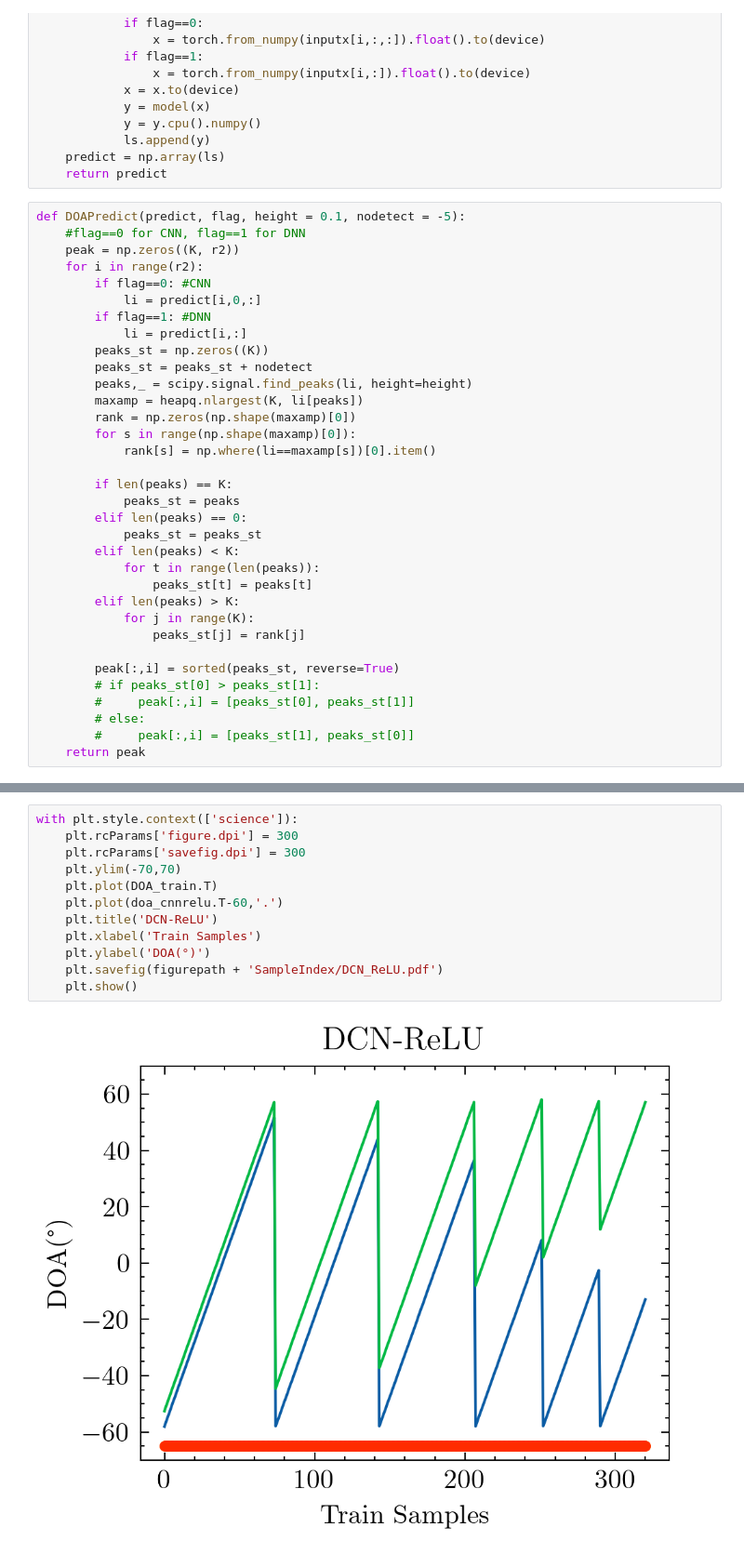
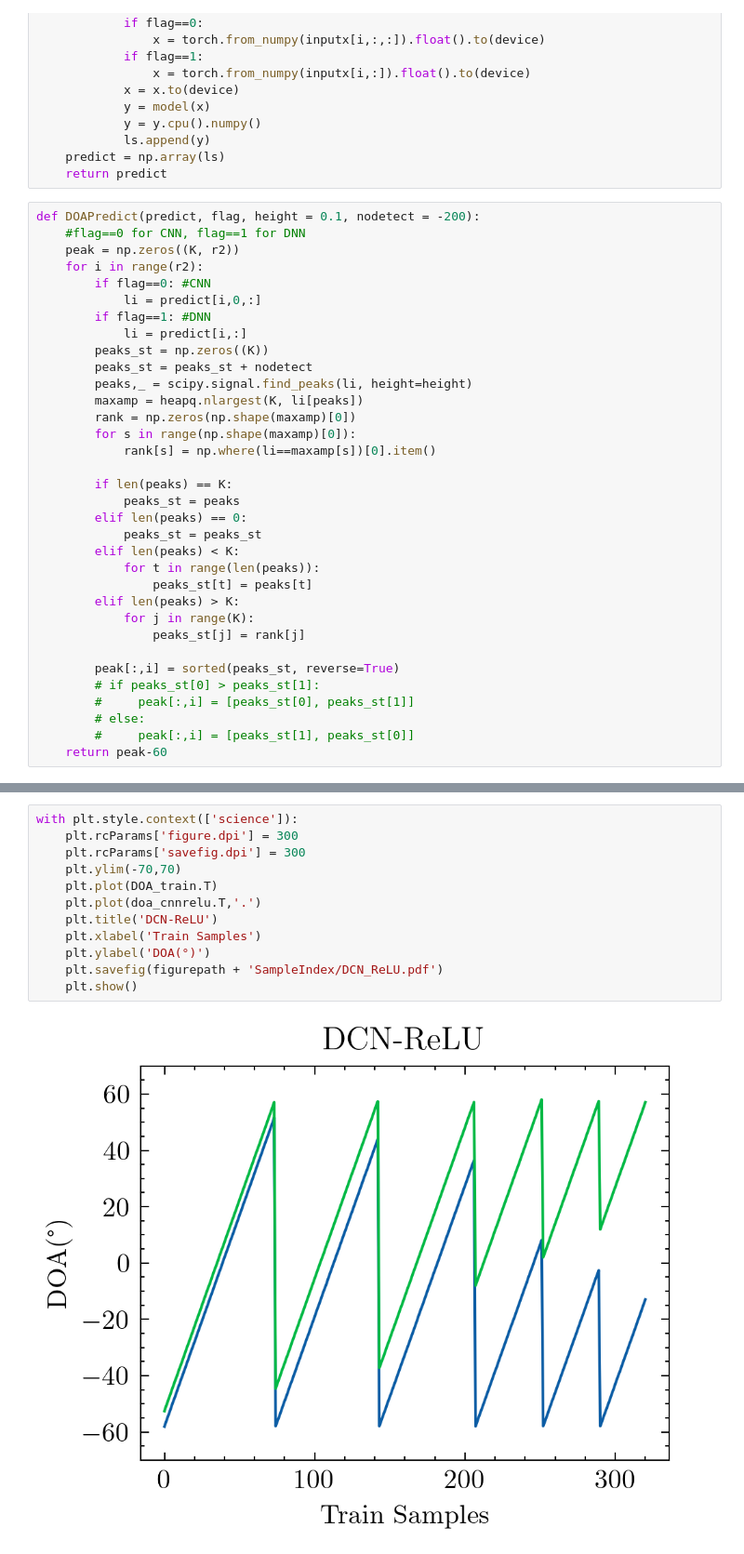
Before and after one commit to McLinWxl/CodesReproduction, a Jupyter notebook: DCN-DOA/ReproducedCodes/SampleIndex.ipynb, the cells around one changed output, grey strips where cells are left out. Shown at 93% size. Drawn from its saved outputs; the diff is of its cells as text.

```diff
--- a/DCN-DOA/ReproducedCodes/SampleIndex.ipynb
+++ b/DCN-DOA/ReproducedCodes/SampleIndex.ipynb
@@ -175,7 +175,7 @@ def Test(model, inputx, flag):
     predict = np.array(ls)
     return predict
 # %%
-def DOAPredict(predict, flag, height = 0.1, nodetect = -5):
+def DOAPredict(predict, flag, height = 0.1, nodetect = -200):
     #flag==0 for CNN, flag==1 for DNN
     peak = np.zeros((K, r2))
     for i in range(r2):
@@ -207,7 +207,7 @@ def DOAPredict(predict, flag, height = 0.1, nodetect = -5):
         #     peak[:,i] = [peaks_st[0], peaks_st[1]]
         # else:
         #     peak[:,i] = [peaks_st[1], peaks_st[0]]
-    return peak
+    return peak-60
 # %%
 predict_cnntanh = Test(cnntanh, S_est, 0)
 doa_cnntanh = DOAPredict(predict_cnntanh, 0)
@@ -225,17 +228,17 @@ doa_dnnsigmoid = DOAPredict(predict_dnnsigmoid, 1)
 # %%
 with plt.style.context(['science']):
     plt.rcParams['figure.dpi'] = 300
     plt.rcParams['savefig.dpi'] = 300
     plt.ylim(-70,70)
     plt.plot(DOA_train.T)
-    plt.plot(doa_cnnrelu.T-60,'.')
+    plt.plot(doa_cnnrelu.T,'.')
     plt.title('DCN-ReLU')
     plt.xlabel('Train Samples')
     plt.ylabel('DOA(°)')
     plt.savefig(figurepath + 'SampleIndex/DCN_ReLU.pdf')
     plt.show()
 # %% [output]
-[figure, old version]
+[figure, new version]
 # %%
 with plt.style.context(['science']):
     plt.rcParams['figure.dpi'] = 300
```
Also changed, not shown: parts of 17 cells of this notebook, 17 other files.
